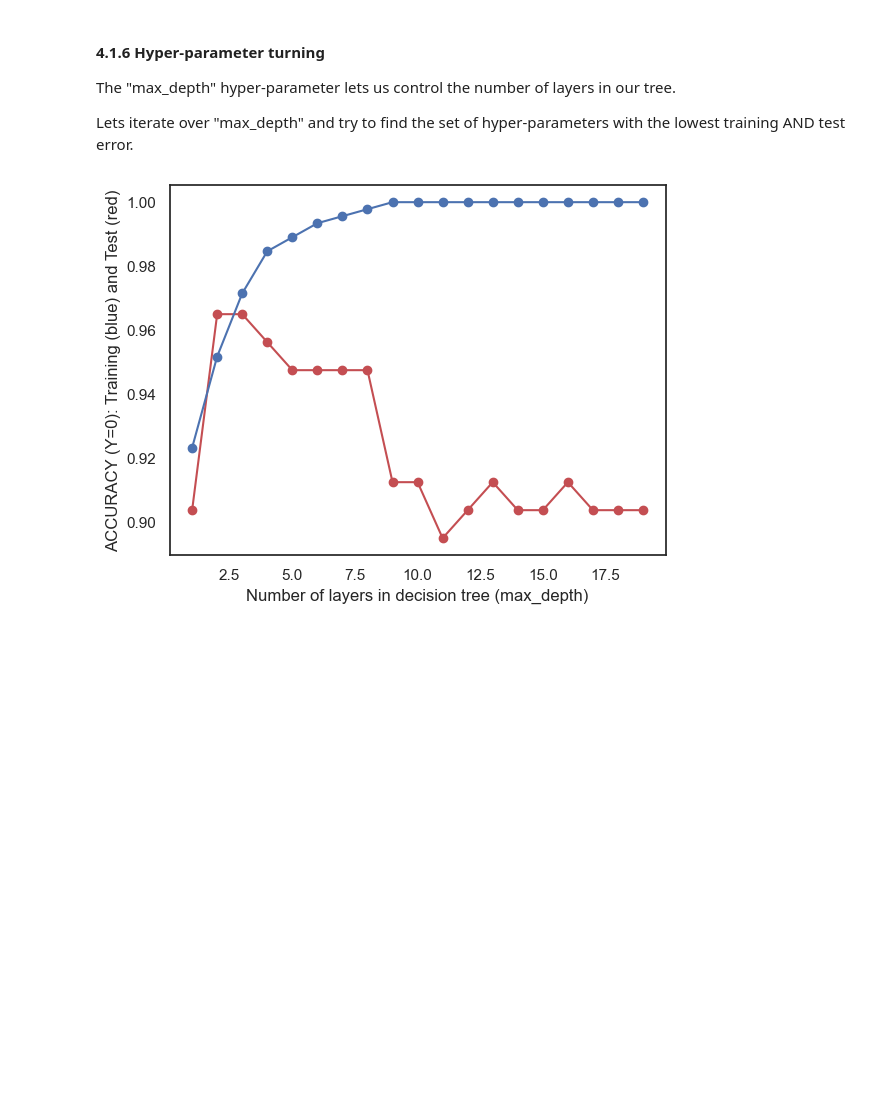
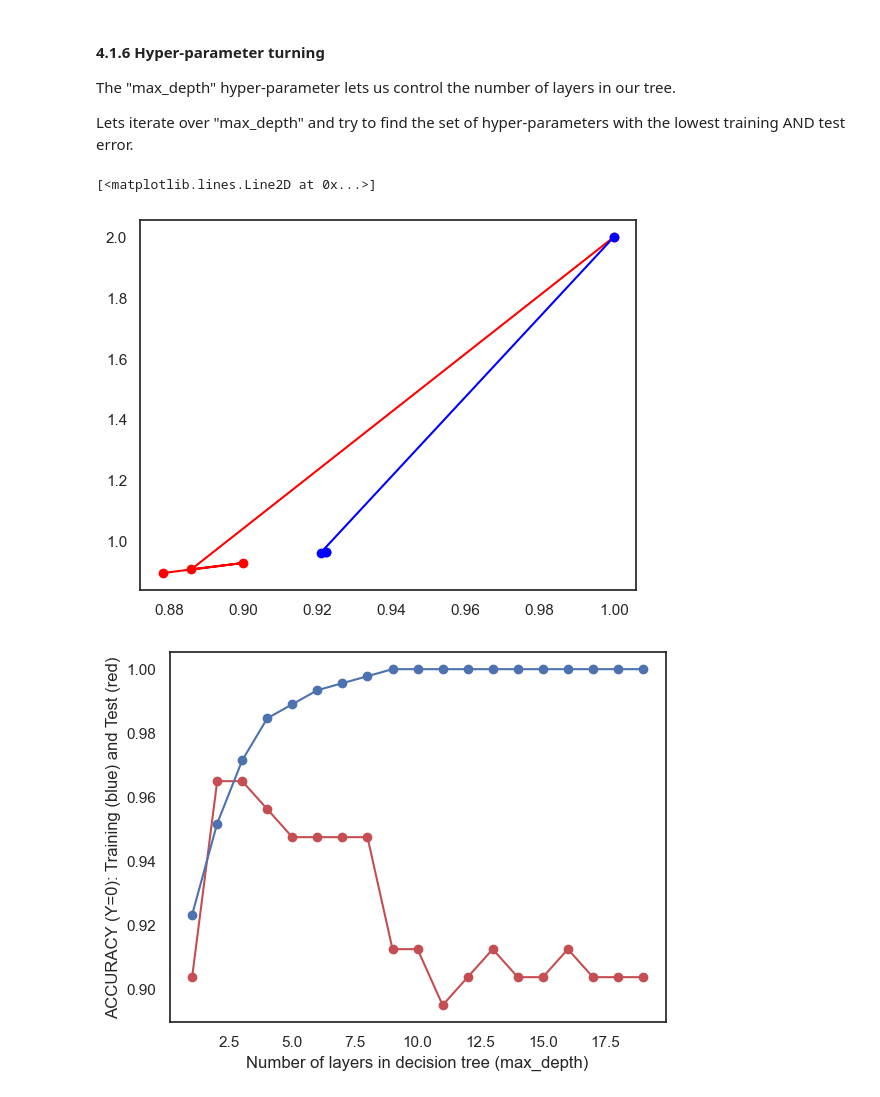
Before and after one commit to hannah-hana-kim/DSAN-5000-Lab, a Jupyter notebook: lab-5.1/assignment.ipynb, the cells around one changed output. Saved outputs shown, nothing was run; the diff lists cells and outputs as text; code cells hidden in the pictures; blank space fills up the shorter version.

```diff
--- a/lab-5.1/assignment.ipynb
+++ b/lab-5.1/assignment.ipynb
@@ -315,6 +321,21 @@ def plot_tree(model,X,Y):
 The "max_depth" hyper-parameter lets us control the number of layers in our tree.
 
 Lets iterate over "max_depth" and try to find the set of hyper-parameters with the lowest training AND test error.
+# %%
+# COMPLETE THE FOLLOWING CODE TO LOOP OVER POSSIBLE HYPER-PARAMETERS VALUES
+test_results=[]
+train_results=[]
+
+for num_layer in range(1,20):
+    model = tree.DecisionTreeClassifier(max_depth=num_layer)
+    model = model.fit(x_train, y_train)
+
+    yp_train=model.predict(x_train)
+    yp_test=model.predict(x_test)
+
+    # print(y_pred.shape)
+    test_results.append([num_layer,accuracy_score(y_test, yp_test),recall_score(y_test, yp_test,pos_label=0),recall_score(y_test, yp_test,pos_label=1)])
+    train_results.append([num_layer, accuracy_score(y_train, yp_train), recall_score(y_train, yp_train, pos_label=1), recall_score(y_train, yp_train, pos_label=1)])
 # %%
 # COMPLETE THE FOLLOWING CODE TO LOOP OVER POSSIBLE HYPER-PARAMETERS VALUES
 test_results=[]
@@ -332,6 +353,11 @@ for num_layer in range(1,20):
     train_results.append(INSERT_CODE)
 # %%
 # INSERT CODE TO GENERATE THE THREE PLOTS BELOW (SEE EXPECTED OUTPUT FOR EXAMPLE)
+plt.plot(test_results[0], test_results[1], color='red', marker='o')
+plt.plot(train_results[0], train_results[1], color='blue', marker='o')
+# %% [output]
+[<matplotlib.lines.Line2D at 0x...>]
+[figure, added]
 # %%
 # INSERT CODE TO GENERATE THE THREE PLOTS BELOW (SEE EXPECTED OUTPUT FOR EXAMPLE)
 
```
Also changed, not shown: parts of 7 cells of this notebook.
